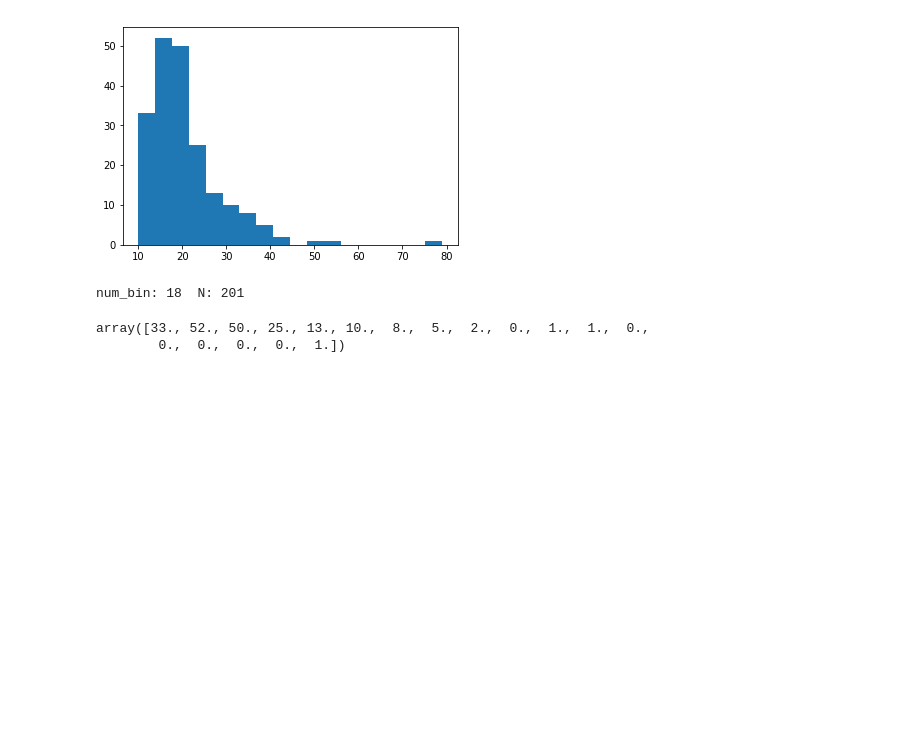
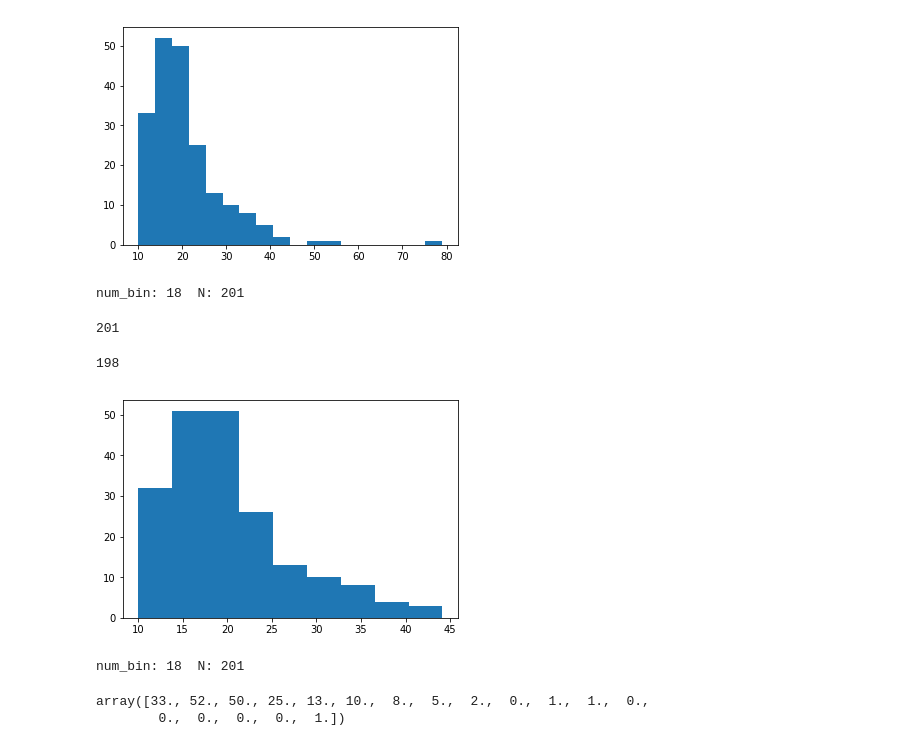
Before and after one commit to jackdeandrea/Econofisica, a Jupyter notebook: 02-metriche_rivolte_norndm.ipynb, the cells around one changed output. Drawn from its saved outputs; the diff is of its cells as text; code cells hidden in the pictures; blank space fills up the shorter version.

```diff
--- a/02-metriche_rivolte_norndm.ipynb
+++ b/02-metriche_rivolte_norndm.ipynb
@@ -235,7 +237,7 @@ rivolte_counter = 0
 for spike in spikes_dict:
     y = spikes_dict[spike]
     x = spikes_tick_dict[spike]
-    if np.max(y)+np.sqrt(np.max(y)) > soglia-err_soglia:
+    if np.max(y)+np.sqrt(np.max(y)) >= soglia-err_soglia:
         rivolte_counter += 1
         rivolte_dict[str(rivolte_counter)+'_rivolta']=y
         tick_rivolte_dict[str(rivolte_counter)+'_rivolta']=x
@@ -556,6 +570,24 @@ print('num_bin:', K, ' N:', N)
 # %% [output]
 [figure]
 num_bin: 18  N: 201
+# %%
+prova = b
+prova = sort(prova)
+len(prova)
+# %% [output]
+201
+# %%
+prova = prova[:-3]
+len(prova)
+# %% [output]
+198
+# %%
+prova_counts, prova_bins, prova_bars = plt.hist(prova, bins=int(K/2.))
+plt.show()
+print('num_bin:', K, ' N:', N)
+# %% [output]
+[figure, added]
+num_bin: 18  N: 201
 # %%
 bin_values = [(bins[i]+bins[i+1])/2 for i in range(len(bins[1:]))]
 err_counts = np.where(np.sqrt(counts)==0,1,np.sqrt(counts))/counts
```
Also changed, not shown: parts of 7 cells of this notebook.
